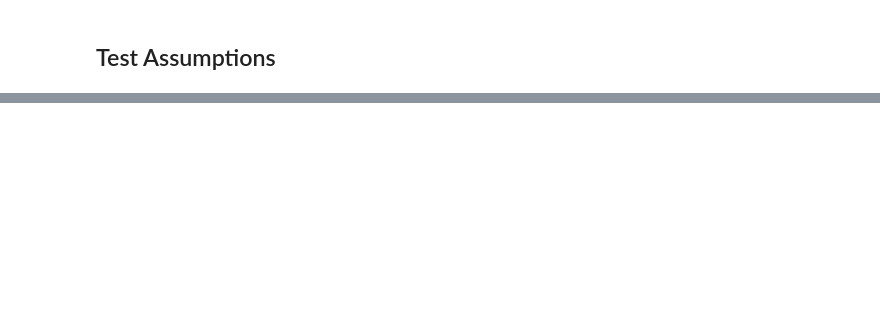
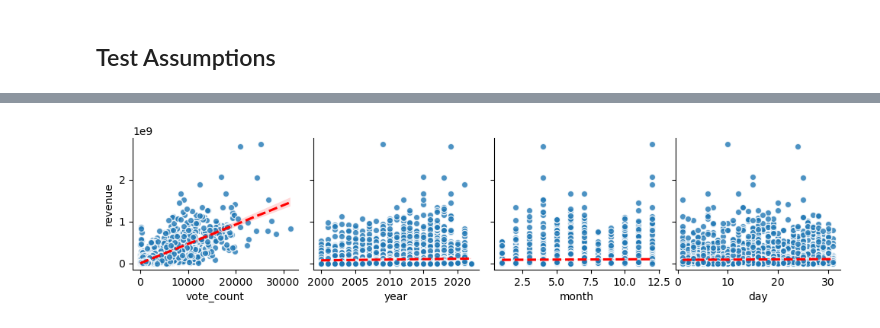
Before and after one commit to Numann-Malik/IMDB, a Jupyter notebook: IMDB_LInear_Regression_Models.ipynb, the cells around one changed output, grey strips where cells are left out. Drawn from its saved outputs; the diff is of its cells as text; code cells hidden in the pictures; blank space fills up the shorter version.

```diff
--- a/IMDB_LInear_Regression_Models.ipynb
+++ b/IMDB_LInear_Regression_Models.ipynb
@@ -349,0 +278,6 @@ df
+# %%
+## Making a pairplot with regression lines (next 4 features)
+sns.pairplot(df,y_vars='revenue',kind='reg',x_vars=cols[5:],
+             plot_kws=dict(line_kws={'color':'red','ls':'--'},scatter_kws={'edgecolor':'white','lw':1}));
+# %% [output]
+[figure, added]
```
Also changed, not shown: parts of 47 cells of this notebook.
